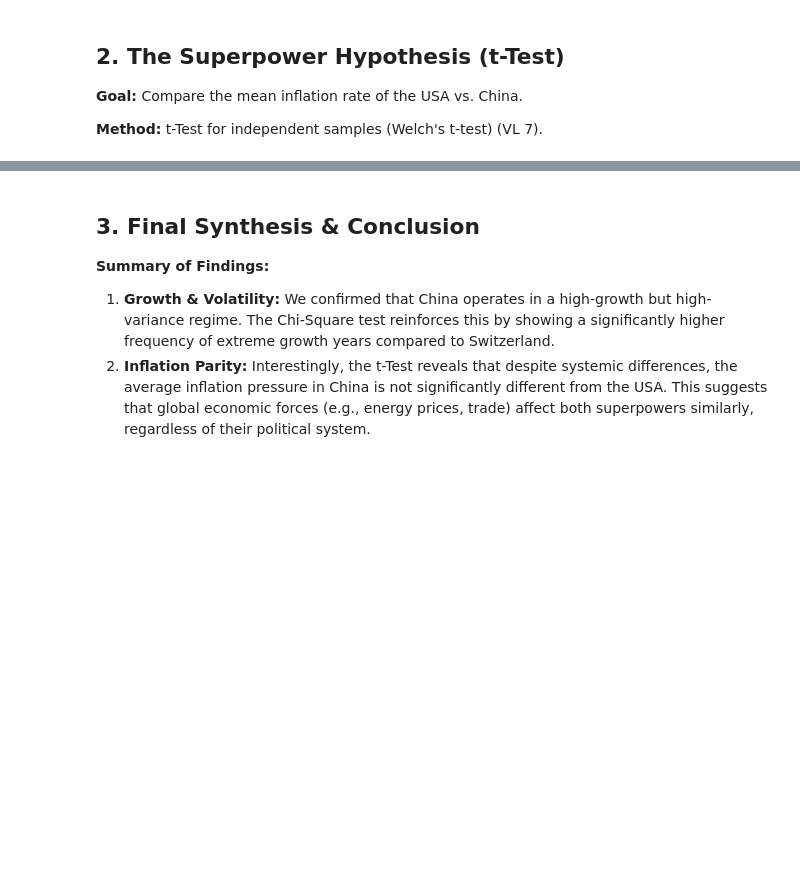
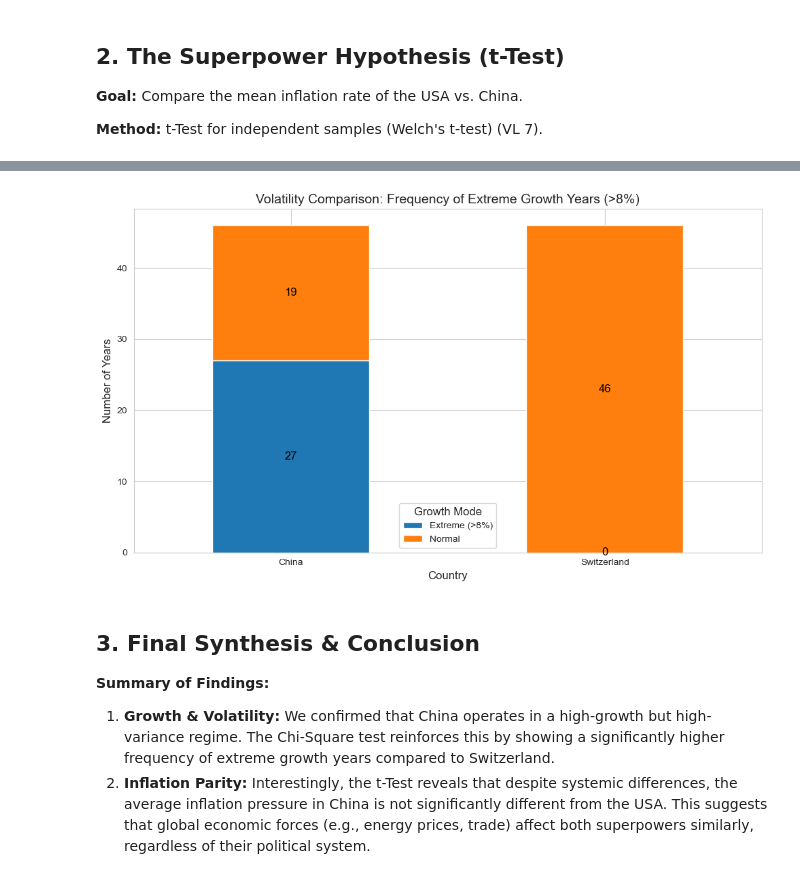
Before and after one commit to basti394/StatistikProjekt, a Jupyter notebook: 04_Deep_Dive_Stability_and_Rivalry.ipynb, the cells around one changed output, grey strips where cells are left out. Cells and saved outputs as stored; diff of their text form; code cells hidden in the pictures; blank space fills up the shorter version.

```diff
--- a/04_Deep_Dive_Stability_and_Rivalry.ipynb
+++ b/04_Deep_Dive_Stability_and_Rivalry.ipynb
@@ -33,7 +35,7 @@ print("Question: Does China experience 'Extreme Growth' years more often than Sw
 
 # Feature Engineering
 df_growth = df_analysis[df_analysis['Subject Descriptor'] == 'GDP Growth Rate (YoY)'].copy()
-df_growth['Growth_Mode'] = df_growth['Value'].apply(lambda x: 'Extreme (>8%)' if x > 8 else 'Normal')
+df_growth['Growth_Mode'] = df_growth['Value'].apply(lambda x: 'Extreme (>8%)' if x > 8 or x < -8 else 'Normal')
 
 # Filter for China & Switzerland
 df_chi = df_growth[df_growth['Country'].isin(['China', 'Switzerland'])]
@@ -79,3 +103,25 @@ else:
+# %%
+import matplotlib.pyplot as plt
+import seaborn as sns
+
+# Plotting
+plt.figure(figsize=(10, 6))
+
+contingency_table.plot(kind='bar', stacked=True, ax=plt.gca())
+
+plt.title('Volatility Comparison: Frequency of Extreme Growth Years (>8%)', fontsize=14)
+plt.ylabel('Number of Years', fontsize=12)
+plt.xlabel('Country', fontsize=12)
+plt.xticks(rotation=0)
+plt.legend(title='Growth Mode', title_fontsize='12')
+
+for c in plt.gca().containers:
+    plt.gca().bar_label(c, label_type='center', color='black', fontsize=12)
+
+plt.tight_layout()
+plt.show()
+# %% [output]
+[figure, added]
 # %% [markdown]
 ## 3. Final Synthesis & Conclusion
 
```
Also changed, not shown: parts of 3 cells of this notebook, 4 other files.
